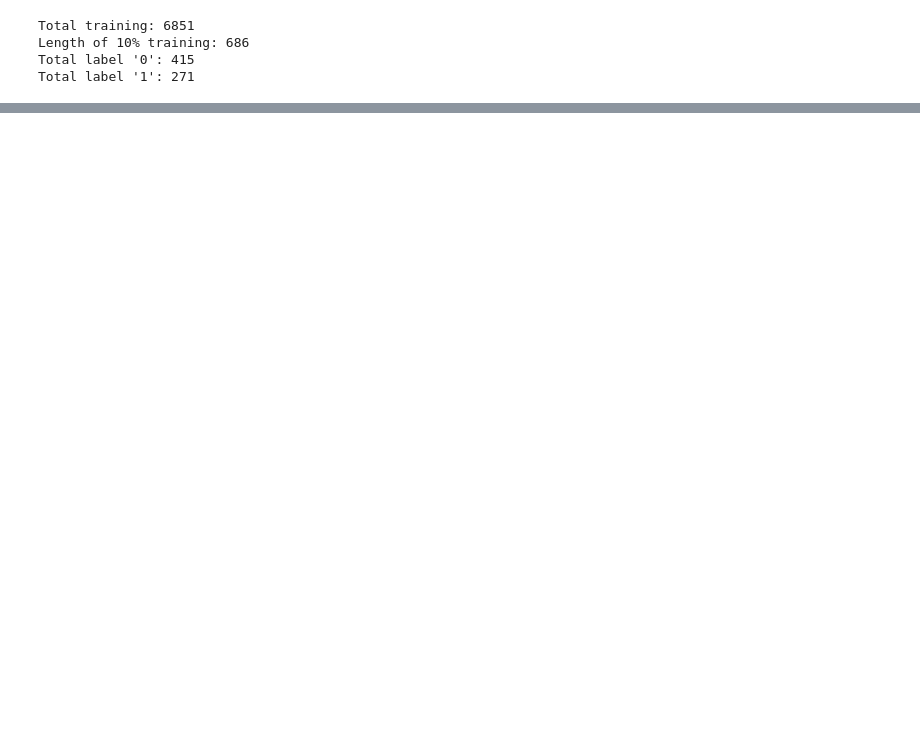
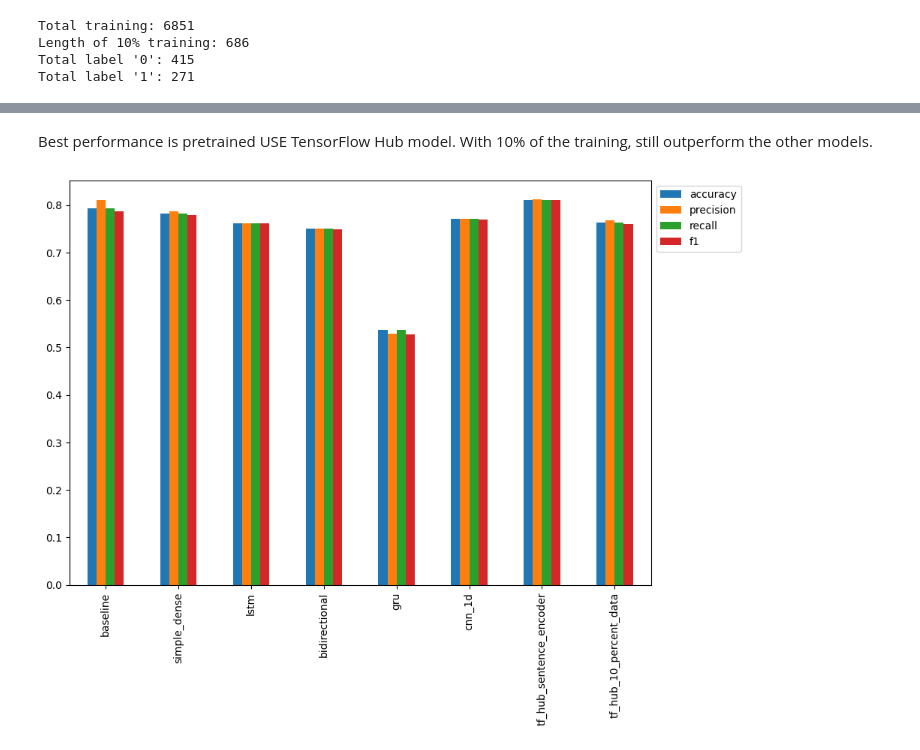
Before and after one commit to christopher192/deep-learning-tensorflow-pytorch, a Jupyter notebook: natural-language-processing-introduction.ipynb, the cells around one changed output, grey strips where cells are left out. Drawn from its saved outputs; the diff is of its cells as text; code cells hidden in the pictures; blank space fills up the shorter version.

```diff
--- a/natural-language-processing-introduction.ipynb
+++ b/natural-language-processing-introduction.ipynb
@@ -733,12 +838,13 @@ Length of 10% training: 686
 Total label '0': 415
 Total label '1': 271
 # %%
-### Simply clone the sixth model as seventh model
+### Simply clone the seventh model as eighth model
 
-seventh_model = tf.keras.models.clone_model(sixth_model)
+eighth_model = tf.keras.models.clone_model(seventh_model)
+eighth_model._name = "eighth_model_use_10_percentage"
 
-seventh_model.compile(loss = "binary_crossentropy", optimizer = tf.keras.optimizers.Adam(),
+eighth_model.compile(loss = "binary_crossentropy", optimizer = tf.keras.optimizers.Adam(),
     metrics = ["accuracy"])
 
-seventh_model.summary()
+eighth_model.summary()
 # %% [output]
@@ -758,7 +864,7 @@ Trainable params: 32897 (128.50 KB)
 Non-trainable params: 256797824 (979.61 MB)
 _________________________________________________________________
 # %%
-seventh_model_history = seventh_model.fit(x = train_sentence_10_percent, y = train_label_10_percent,
+eighth_model_history = eighth_model.fit(x = train_sentence_10_percent, y = train_label_10_percent,
     epochs = 5, validation_data = (val_sentence, val_label),
     callbacks = [create_tensorboard_callback(saved_dir_loc, "10_percent_tf_hub_sentence_encoder")])
 # %% [output]
@@ -776,7 +882,7 @@ Epoch 5/5
 # %%
-seventh_model_pred_prob = seventh_model.predict(val_sentence)
-seventh_model_pred = tf.squeeze(tf.round(seventh_model_pred_prob))
+eighth_model_pred_prob = eighth_model.predict(val_sentence)
+eighth_model_pred = tf.squeeze(tf.round(eighth_model_pred_prob))
 
-seventh_model_result = performance_metrics(val_label, seventh_model_pred)
-seventh_model_result
+eighth_model_result = performance_metrics(val_label, eighth_model_pred)
+eighth_model_result
 # %% [output]
@@ -794,0 +903,8 @@ Baseline f1: 0.79, New f1: 0.77, Difference: -0.011514378152116644
+# %%
+all_model_result = pd.DataFrame({ "baseline": baseline_result, "simple_dense": second_model_result,
+    "lstm": third_model_result, "bidirectional": forth_model_result,
+    "gru": fifth_model_result, "cnn_1d": sixth_model_result,
+    "tf_hub_sentence_encoder": seventh_model_result, "tf_hub_10_percent_data": eighth_model_result })
+all_model_result = all_model_result.transpose()
+
+all_model_result
@@ -794,0 +921,9 @@ Baseline f1: 0.79, New f1: 0.77, Difference: -0.011514378152116644
+# %% [markdown]
+Best performance is pretrained USE TensorFlow Hub model. With 10% of the training, still outperform the other models.
+# %%
+all_model_result["accuracy"] = all_model_result["accuracy"]/ 100
+
+### Plotting and compare all of the model result in bar chart
+all_model_result.plot(kind = "bar", figsize = (10, 7)).legend(bbox_to_anchor = (1.0, 1.0));
+# %% [output]
+[figure, added]
```
Also changed, not shown: parts of 47 cells of this notebook, 27 other files.
